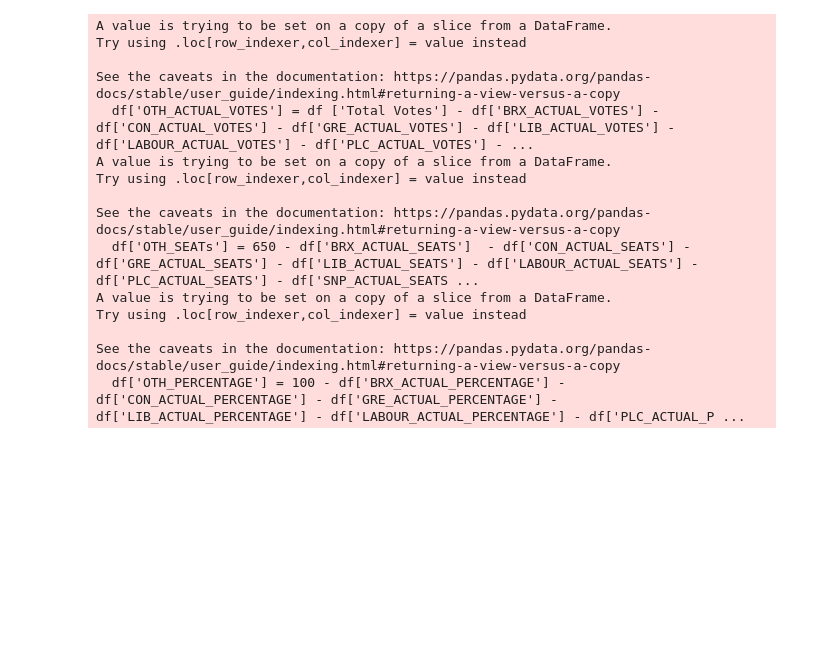
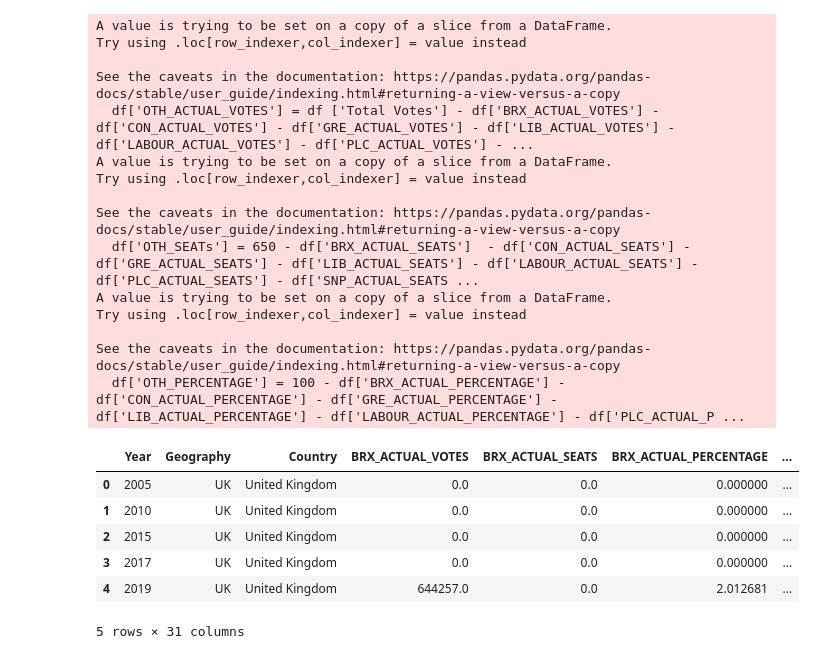
Before and after one commit to oscarhibbert/election-predictor, a Jupyter notebook: notebooks/chris_kingdon_election_results.ipynb, the cells around one changed output. Drawn from its saved outputs; the diff is of its cells as text; code cells hidden in the pictures; blank space fills up the shorter version.

```diff
--- a/notebooks/chris_kingdon_election_results.ipynb
+++ b/notebooks/chris_kingdon_election_results.ipynb
@@ -128,6 +138,16 @@ See the caveats in the documentation: https://pandas.pydata.org/pandas-docs/stab
 # %%
 # Renames dataframe
 election_results_df = df
+# %%
+election_results_df
+# %% [output]
+|  | Year | Geography | Country | BRX_ACTUAL_VOTES | BRX_ACTUAL_SEATS | BRX_ACTUAL_PERCENTAGE | ... |
+| 0 | 2005 | UK | United Kingdom | 0.0 | 0.0 | 0.000000 | ... |
+| 1 | 2010 | UK | United Kingdom | 0.0 | 0.0 | 0.000000 | ... |
+| 2 | 2015 | UK | United Kingdom | 0.0 | 0.0 | 0.000000 | ... |
+| 3 | 2017 | UK | United Kingdom | 0.0 | 0.0 | 0.000000 | ... |
+| 4 | 2019 | UK | United Kingdom | 644257.0 | 0.0 | 2.012681 | ... |
+5 rows × 31 columns
 # %%
 # Trims dataframe down to just percentage column so that it can be used in the next step
 percentage_columns = ['Year', 'Geography', 'Country']
```
Also changed, not shown: parts of 4 cells of this notebook, 2 other files.
